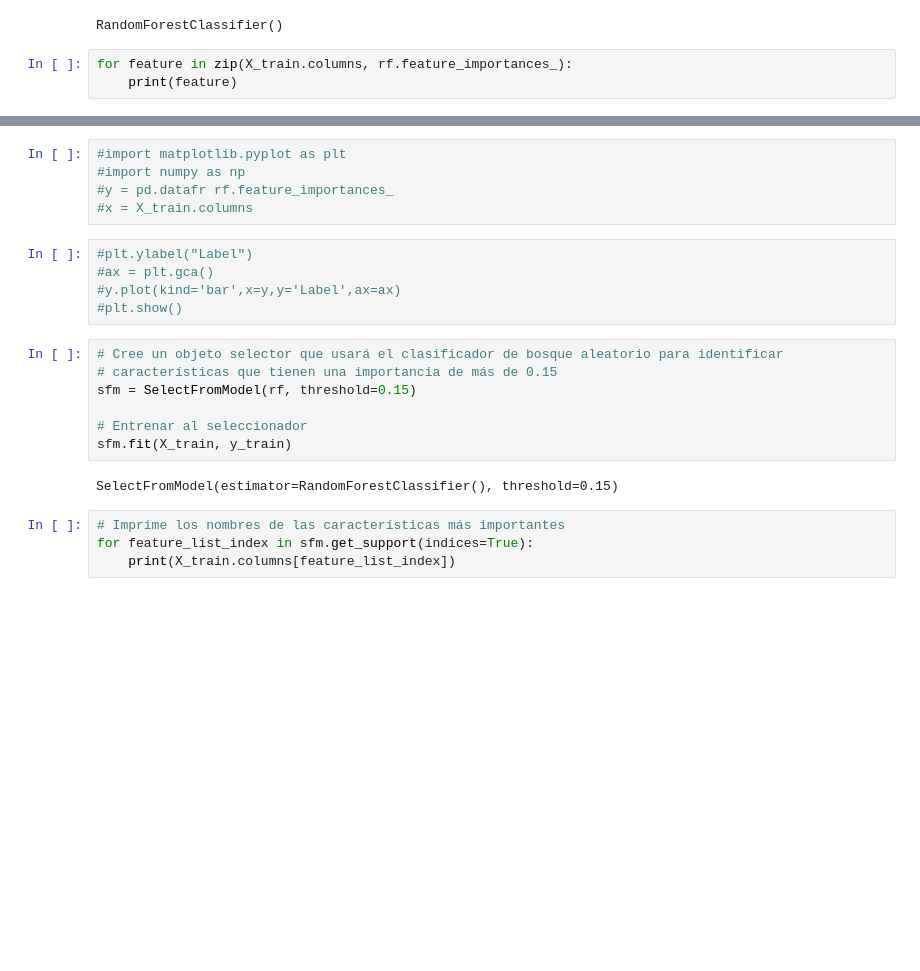
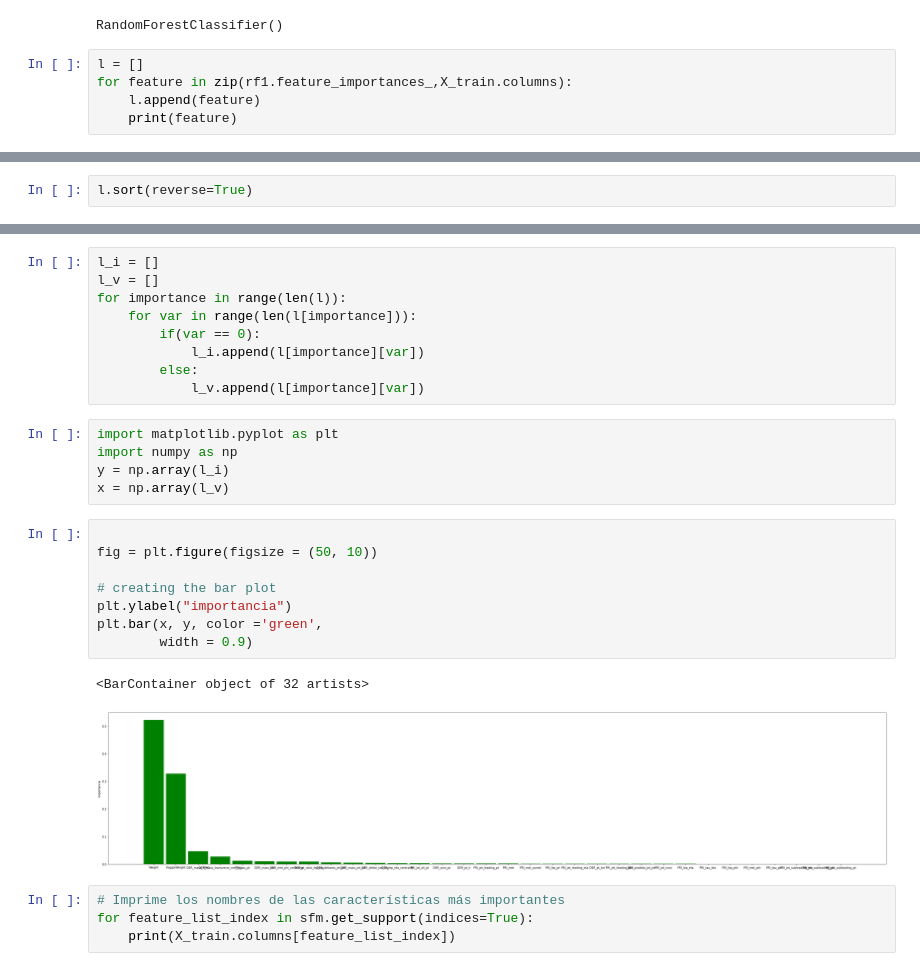
Before and after one commit to Alomar325/hep_feature_selection, a Jupyter notebook: hep_feature_selection-main/notebooks/src/Random forest.ipynb, the cells around one changed output, grey strips where cells are left out. Cells and saved outputs as stored; diff of their text form; blank space fills up the shorter version.

Commit message:
SHAP completado y randomforest Completado
completado todo, falta el entrenamiento y test de xgboost

```diff
--- a/hep_feature_selection-main/notebooks/src/Random forest.ipynb
+++ b/hep_feature_selection-main/notebooks/src/Random forest.ipynb
@@ -47,6 +58,8 @@ rf.fit(X_train,y_train)
 # %% [output]
 RandomForestClassifier()
 # %%
-for feature in zip(X_train.columns, rf.feature_importances_):
+l = []
+for feature in zip(rf1.feature_importances_,X_train.columns):
+    l.append(feature)
     print(feature)
 # %% [output]
@@ -69,0 +83,2 @@ for feature in zip(X_train.columns, rf.feature_importances_):
+# %%
+l.sort(reverse=True)
@@ -70,22 +105,28 @@ for feature in zip(X_train.columns, rf.feature_importances_):
+# %%
+l_i = []
+l_v = []
+for importance in range(len(l)):
+    for var in range(len(l[importance])):
+        if(var == 0):
+            l_i.append(l[importance][var])
+        else:
+            l_v.append(l[importance][var])
 # %%
-#import matplotlib.pyplot as plt
-#import numpy as np
-#y = pd.datafr rf.feature_importances_
-#x = X_train.columns
+import matplotlib.pyplot as plt
+import numpy as np
+y = np.array(l_i)
+x = np.array(l_v)
 # %%
-#plt.ylabel("Label")
-#ax = plt.gca()
-#y.plot(kind='bar',x=y,y='Label',ax=ax)
-#plt.show()
+
+fig = plt.figure(figsize = (50, 10))
+
+# creating the bar plot
+plt.ylabel("importancia")
+plt.bar(x, y, color ='green',
+        width = 0.9)
+# %% [output]
+<BarContainer object of 32 artists>
+[figure, added]
-# %%
-# Cree un objeto selector que usará el clasificador de bosque aleatorio para identificar
-# características que tienen una importancia de más de 0.15
-sfm = SelectFromModel(rf, threshold=0.15)
-
-# Entrenar al seleccionador
-sfm.fit(X_train, y_train)
-# %% [output]
-SelectFromModel(estimator=RandomForestClassifier(), threshold=0.15)
 # %%
 # Imprime los nombres de las características más importantes
 for feature_list_index in sfm.get_support(indices=True):
```
Also changed, not shown: parts of 8 cells of this notebook.
